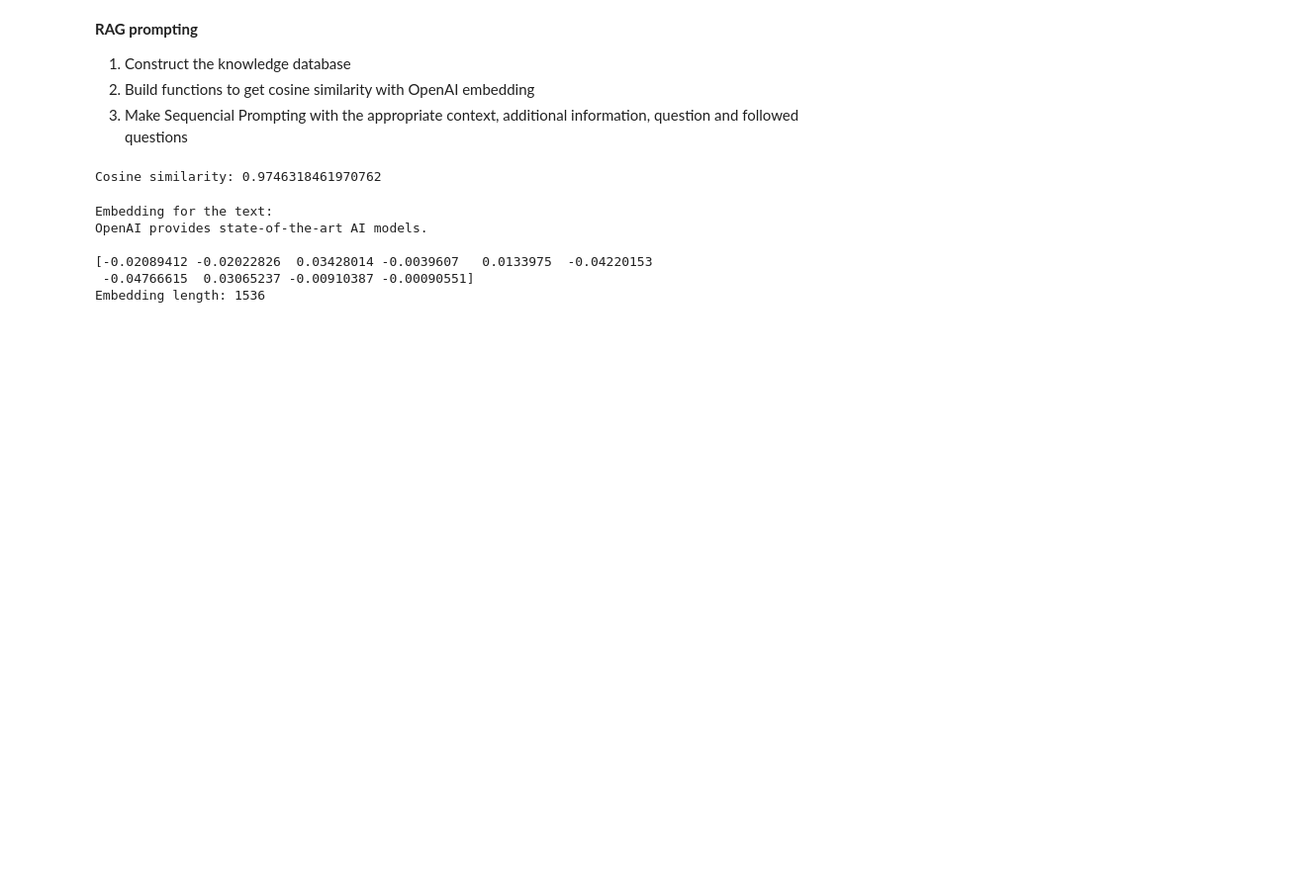
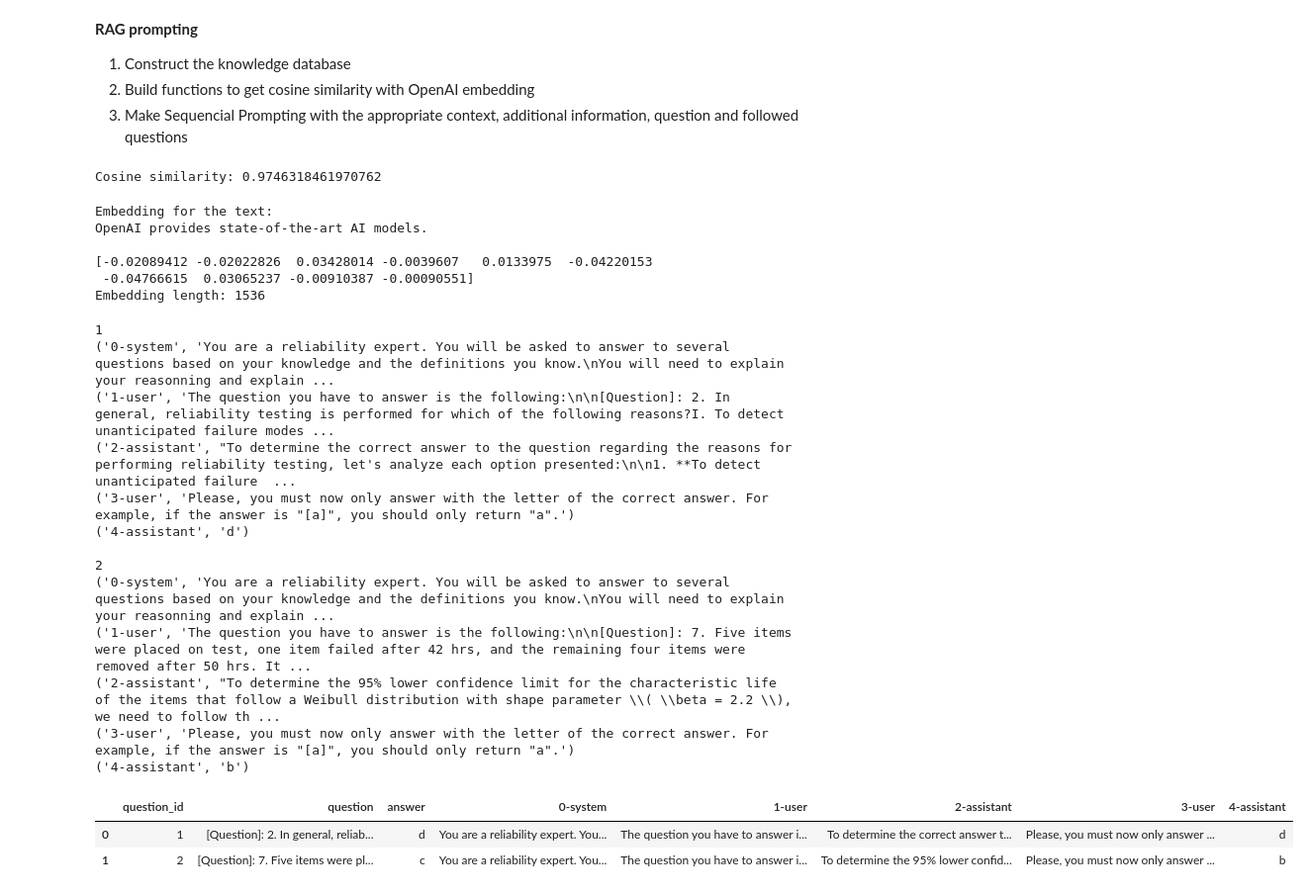
Before and after one commit to Gdemathan/GAIR-riskhive, a Jupyter notebook: run.ipynb, the cells around one changed output. Shown: that part at 99% size. Cells and saved outputs as stored; diff of their text form; code cells hidden in the pictures; blank space fills up the shorter version.

```diff
--- a/run.ipynb
+++ b/run.ipynb
@@ -342,3 +342,72 @@ OpenAI provides state-of-the-art AI models.
 [-0.02089412 -0.02022826  0.03428014 -0.0039607   0.0133975  -0.04220153
  -0.04766615  0.03065237 -0.00910387 -0.00090551]
 Embedding length: 1536
+# %%
+KNOWLEDGE_EMBEDDING = {k:get_embedding(k) for k in KNOWLEDGE}
+# %%
+from kaggle_submission import SequentialQuestions
+class RAG(SequentialQuestions):
+
+    def get_1_answer(self, q, return_log=False):
+
+        q_embedding = get_embedding(q)
+        similarity = {
+            k:cosine_similarity(v,q_embedding) for k,v in KNOWLEDGE_EMBEDDING.items()
+        }
+        similar_knowledge = max(similarity, key=lambda k: abs(similarity[k]))
+
+
+
+        context = """You are a reliability expert. You will be asked to answer to several questions based on your knowledge and the definitions you know.
+You will need to explain your reasonning and explain the steps that allowed you to choose your answers."""
+
+        q1 = f"""The question you have to answer is the following:
+
+{q}
+
+
+Additionnally, as a hint, here is some additionnal piece of information:
+{similar_knowledge}
+"""
+
+        q2 = """Please, you must now only answer with the letter of the correct answer. For example, if the answer is "[a]", you should only return "a"."""
+        questions = [q1,q2]
+
+        conversation = self._ask_questions_in_a_row(context, questions)
+
+        if return_log:
+            return conversation
+        return conversation[-1][1]
+
+
+rag = RAG(questions)
+
+    ### Step 1 : make a simple test
+#sample_question = questions.iloc[0]['question']
+#res = rag.get_1_answer(sample_question, True)
+#print(res)
+
+    ### Step 2 : make a test of real questions with known answers
+df_test = rag.test(n=2)
+display(df_test)
+
+    ### Step 3 : create a submission
+#rag.submission_to_csv('submission_RAG.csv')
+#rag.score()
+# %% [output]
+1
+('0-system', 'You are a reliability expert. You will be asked to answer to several questions based on your knowledge and the definitions you know.\nYou will need to explain your reasonning and explain ...
+('1-user', 'The question you have to answer is the following:\n\n[Question]: 2. In general, reliability testing is performed for which of the following reasons?I. To detect unanticipated failure modes ...
+('2-assistant', "To determine the correct answer to the question regarding the reasons for performing reliability testing, let's analyze each option presented:\n\n1. **To detect unanticipated failure  ...
+('3-user', 'Please, you must now only answer with the letter of the correct answer. For example, if the answer is "[a]", you should only return "a".')
+('4-assistant', 'd')
+
+2
+('0-system', 'You are a reliability expert. You will be asked to answer to several questions based on your knowledge and the definitions you know.\nYou will need to explain your reasonning and explain ...
+('1-user', 'The question you have to answer is the following:\n\n[Question]: 7. Five items were placed on test, one item failed after 42 hrs, and the remaining four items were removed after 50 hrs. It ...
+('2-assistant', "To determine the 95% lower confidence limit for the characteristic life of the items that follow a Weibull distribution with shape parameter \\( \\beta = 2.2 \\), we need to follow th ...
+('3-user', 'Please, you must now only answer with the letter of the correct answer. For example, if the answer is "[a]", you should only return "a".')
+('4-assistant', 'b')
+|  | question_id | question | answer | 0-system | 1-user | 2-assistant | 3-user | 4-assistant |
+| 0 | 1 | [Question]: 2. In general, reliab... | d | You are a reliability expert. You... | The question you have to answer i... | To determine the correct answer t... | Please, you must now only answer ... | d |
+| 1 | 2 | [Question]: 7. Five items were pl... | c | You are a reliability expert. You... | The question you have to answer i... | To determine the 95% lower confid... | Please, you must now only answer ... | b |
```
